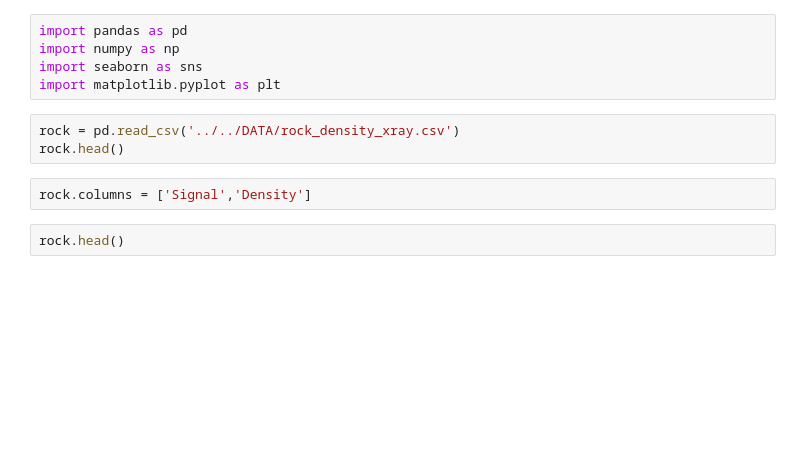
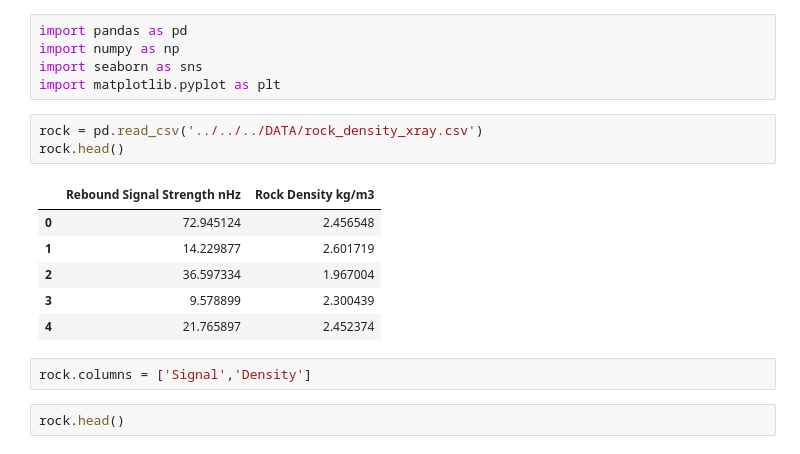
Before and after one commit to TabotCharlesBessong/all-python, a Jupyter notebook: scikitLearn/supervised_learning/tree/linear_model.ipynb, the cells around one changed output. Drawn from its saved outputs; the diff is of its cells as text; blank space fills up the shorter version.

```diff
--- a/scikitLearn/supervised_learning/tree/linear_model.ipynb
+++ b/scikitLearn/supervised_learning/tree/linear_model.ipynb
@@ -4,8 +4,15 @@ import numpy as np
 import seaborn as sns
 import matplotlib.pyplot as plt
 # %%
-rock = pd.read_csv('../../DATA/rock_density_xray.csv')
+rock = pd.read_csv('../../../DATA/rock_density_xray.csv')
 rock.head()
+# %% [output]
+|  | Rebound Signal Strength nHz | Rock Density kg/m3 |
+| 0 | 72.945124 | 2.456548 |
+| 1 | 14.229877 | 2.601719 |
+| 2 | 36.597334 | 1.967004 |
+| 3 | 9.578899 | 2.300439 |
+| 4 | 21.765897 | 2.452374 |
 # %%
 rock.columns = ['Signal','Density']
 # %%
```
Also changed, not shown: parts of 8 cells of this notebook.
